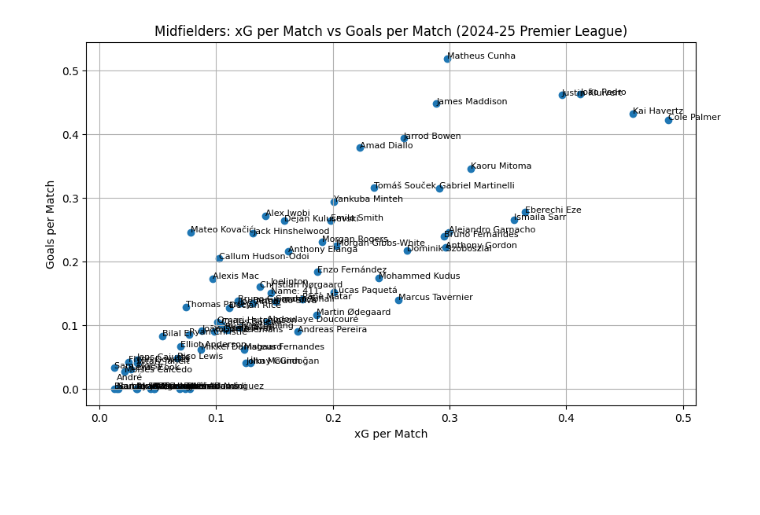
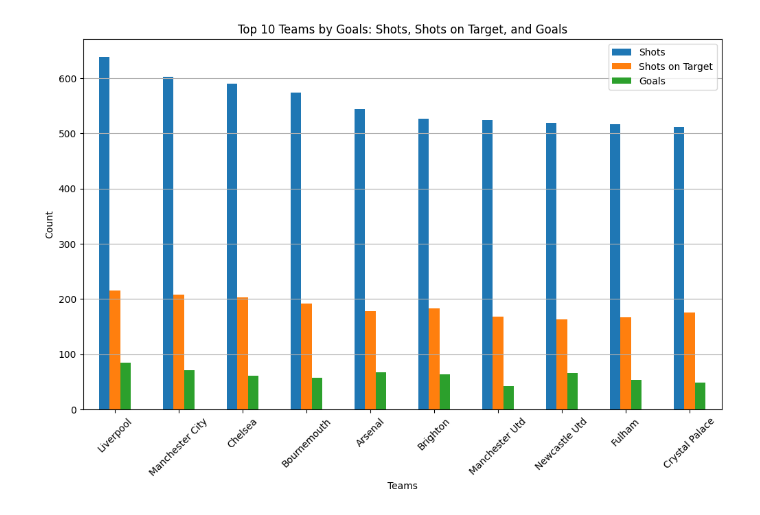
Before and after one commit to moyassinee/premierleague-xg-model, a Jupyter notebook: notebooks/notebook.ipynb, the cells around one changed output. Saved outputs shown, nothing was run; the diff lists cells and outputs as text; code cells hidden in the pictures; blank space fills up the shorter version.

```diff
--- a/notebooks/notebook.ipynb
+++ b/notebooks/notebook.ipynb
@@ -84,18 +48,15 @@ plt.show()
-# %%
-#lets do the same thing with midfielders
-midfielders = filtered_players[filtered_players['pos'].str.contains('MF')]
-midfielders['goals_per_match'] = midfielders.Standard["Gls"] / midfielders['90s']
-midfielders['xg_per_match'] = midfielders.Expected["xG"] / midfielders['90s']
-plt.figure(figsize=(10,6))
-plt.scatter(midfielders['xg_per_match'], midfielders['goals_per_match'])
-for i, pl in midfielders.iterrows():
-    temp = str(pl.player).split(" ")[4:6]
-    plt.text(pl['xg_per_match'], pl['goals_per_match'], temp[0] + " " + temp[1].split("\n")[0], fontsize=8)
-plt.xlabel('xG per Match')
-plt.ylabel('Goals per Match')
-plt.title('Midfielders: xG per Match vs Goals per Match (2024-25 Premier League)')
-plt.grid()
-plt.show()
-# %% [output]
-[figure, removed]
+# %%
+#barplot of sh, SoT and Gls for each team, only top 10 teams by sorted shots
+top_10_teams = shooting_df.sort_values(by='Standard_Sh', ascending=False).head(10)
+top_10_teams = top_10_teams.set_index('team_')
+top_10_teams[['Standard_Sh', 'Standard_SoT', 'Standard_Gls']].plot(kind='bar', figsize=(12, 7))
+plt.title('Top 10 Teams by Goals: Shots, Shots on Target, and Goals')
+plt.xlabel('Teams')
+plt.ylabel('Count')
+plt.xticks(rotation=45)
+plt.legend(['Shots', 'Shots on Target', 'Goals'])
+plt.grid(axis='y')
+plt.show()
+# %% [output]
+[figure, added]
 # %% [markdown]
```
Also changed, not shown: parts of 11 cells of this notebook, 1 other file.
